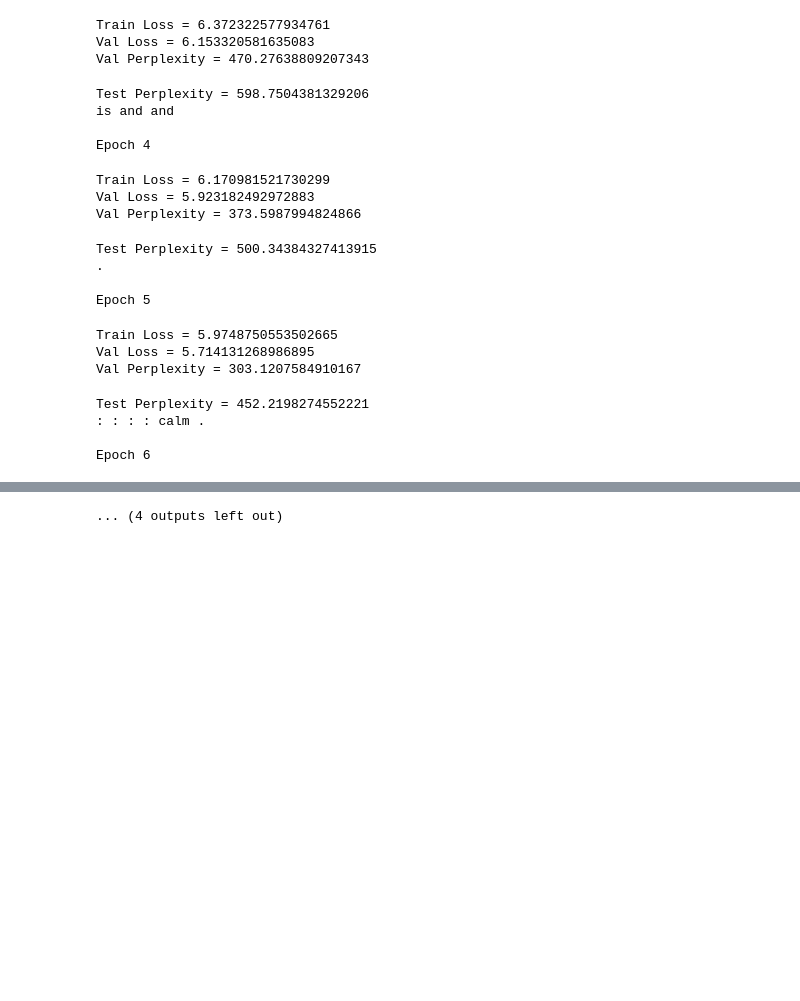
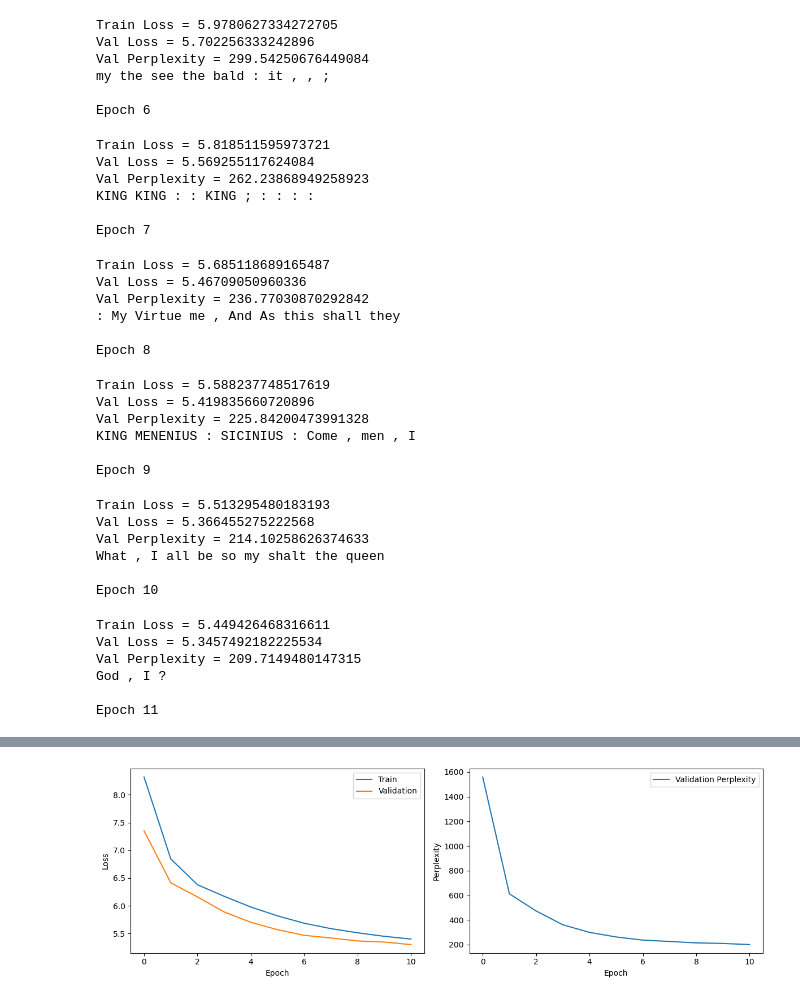
Before and after one commit to rishipendyala/CSE556-Natural-Language-Processing, a Jupyter notebook: Assignment_3/Task 1/task1.ipynb, the cells around one changed output, grey strips where cells are left out. Drawn from its saved outputs; the diff is of its cells as text; code cells hidden in the pictures; blank space fills up the shorter version.

```diff
--- a/Assignment_3/Task 1/task1.ipynb
+++ b/Assignment_3/Task 1/task1.ipynb
@@ -337,24 +337,6 @@ class MultiHeadAttention(nn.Module):
         x = self.out(x)
         return x, attention
 
-def inference(model, test_file, tokenizer, tokenizer_inv):
-    # Read and process the input from test file
-    with open(test_file, "r") as f:
-        test_lines = f.readlines()
-
-    # Generate text for each line
-    generated_texts = []
-    for line in test_lines:
-        text = generate_text(model, tokenizer, tokenizer_inv,
-                           context="<START>")
-        generated_texts.append(text)
-
-    # Calculate perplexity on test set
-    losses = evaluate_losses(test_lines, model, tokenizer)
-    ppl = np.exp(np.mean(losses))
-
-    return generated_texts, ppl
-
 def train_model(model, tokenizer, tokenizer_inv, train_loader, val_loader, num_epochs, lr):
     val_file = "shakespear_dev.txt"
     optimizer = torch.optim.Adam(model.parameters(), lr=lr)
@@ -401,9 +383,6 @@ def train_model(model, tokenizer, tokenizer_inv, train_loader, val_loader, num_e
 
         print("Train Loss =" ,avg_train_loss , "\nVal Loss =", val_loss)
         print("Val Perplexity =",ppl)
-        test_file = 'shakespear_test.txt'
-        generated_texts, ppl = inference(model, test_file, tokenizer, tokenizer_inv)
-        print("Test Perplexity =",ppl)
         print(generated_text,"\n")
 
     return train_losses, val_losses, val_perplexities
@@ -411,9 +390,9 @@ def train_model(model, tokenizer, tokenizer_inv, train_loader, val_loader, num_e
 #config
 d_model =64 #embedding dimension
 n_heads = 4 #number of heads
-n_layers = 4 #number of layers
+n_layers = 6 #number of layers
 dropout = 0.1 #dropout rate
-num_epochs = 7
+num_epochs = 11
 lr = 1e-4
 # %%
 train_dataset, val_dataset, tokenizer, tokenizer_inv = load_and_preprocess_data()
@@ -428,7 +407,7 @@ model = TransformerLM(vocab_size, d_model, n_heads, n_layers, dropout).to(DEVICE
 print(model)
 
 train_losses, val_losses, val_perplexities = train_model(model, tokenizer, tokenizer_inv, train_loader, val_loader, num_epochs, lr)
-torch.save(model.state_dict(), 'transformer_lm_1.pt')
+torch.save(model.state_dict(), 'transformer_lm.pt')
 
 # Plot losses
 plt.figure(figsize=(12, 4))
@@ -483,21 +472,36 @@ Epoch 3
-Train Loss = 6.372322577934761
-Val Loss = 6.153320581635083
-Val Perplexity = 470.27638809207343
+Train Loss = 5.9780627334272705
+Val Loss = 5.702256333242896
+Val Perplexity = 299.54250676449084
+my the see the bald : it , , ;
+
+Epoch 6
-Test Perplexity = 598.7504381329206
-is and and
+Train Loss = 5.818511595973721
+Val Loss = 5.569255117624084
+Val Perplexity = 262.23868949258923
+KING KING : : KING ; : : : :
 
-Epoch 4
+Epoch 7
-Train Loss = 6.170981521730299
-Val Loss = 5.923182492972883
-Val Perplexity = 373.5987994824866
+Train Loss = 5.685118689165487
+Val Loss = 5.46709050960336
+Val Perplexity = 236.77030870292842
+: My Virtue me , And As this shall they
+
+Epoch 8
-Test Perplexity = 500.34384327413915
-.
+Train Loss = 5.588237748517619
+Val Loss = 5.419835660720896
+Val Perplexity = 225.84200473991328
+KING MENENIUS : SICINIUS : Come , men , I
 
-Epoch 5
+Epoch 9
-Train Loss = 5.9748750553502665
-Val Loss = 5.714131268986895
-Val Perplexity = 303.1207584910167
+Train Loss = 5.513295480183193
+Val Loss = 5.366455275222568
+Val Perplexity = 214.10258626374633
+What , I all be so my shalt the queen
+
+Epoch 10
-Test Perplexity = 452.2198274552221
-: : : : calm .
+Train Loss = 5.449426468316611
+Val Loss = 5.3457492182225534
+Val Perplexity = 209.7149480147315
+God , I ?
 
-Epoch 6
+Epoch 11
@@ -507,4 +512,4 @@ Val Perplexity = 261.13783757369634
-... (4 outputs left out)
+[figure, added]
 # %%
 def inference(model, test_file, tokenizer, tokenizer_inv):
     # Read and process the input from test file
```
Also changed, not shown: parts of 2 cells of this notebook, 4 other files.
